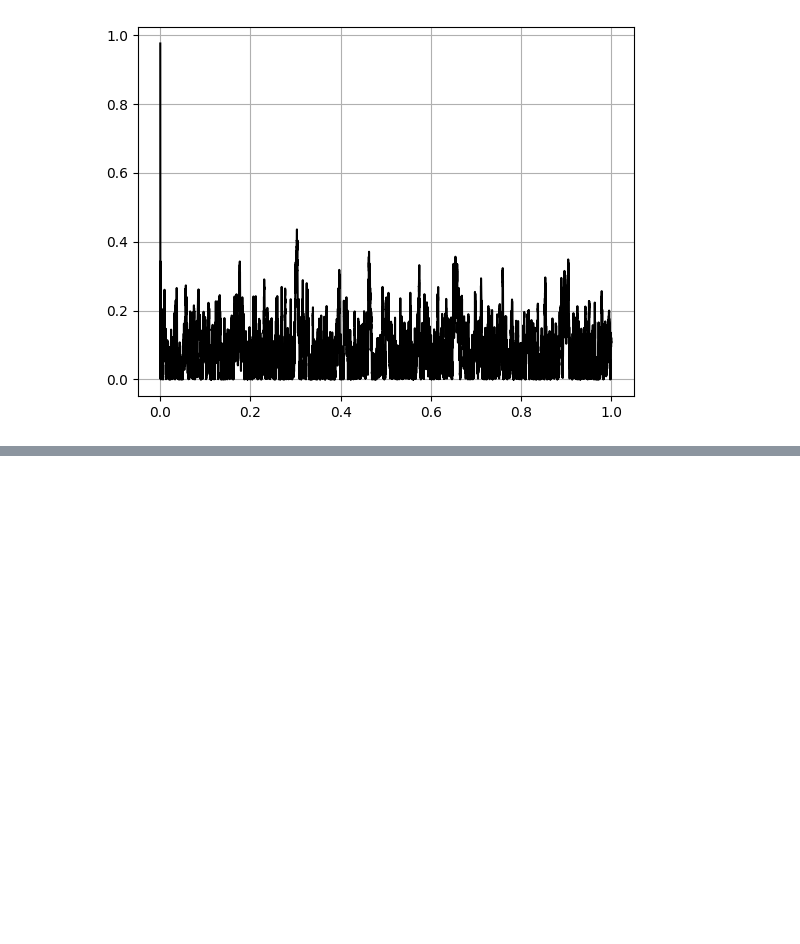
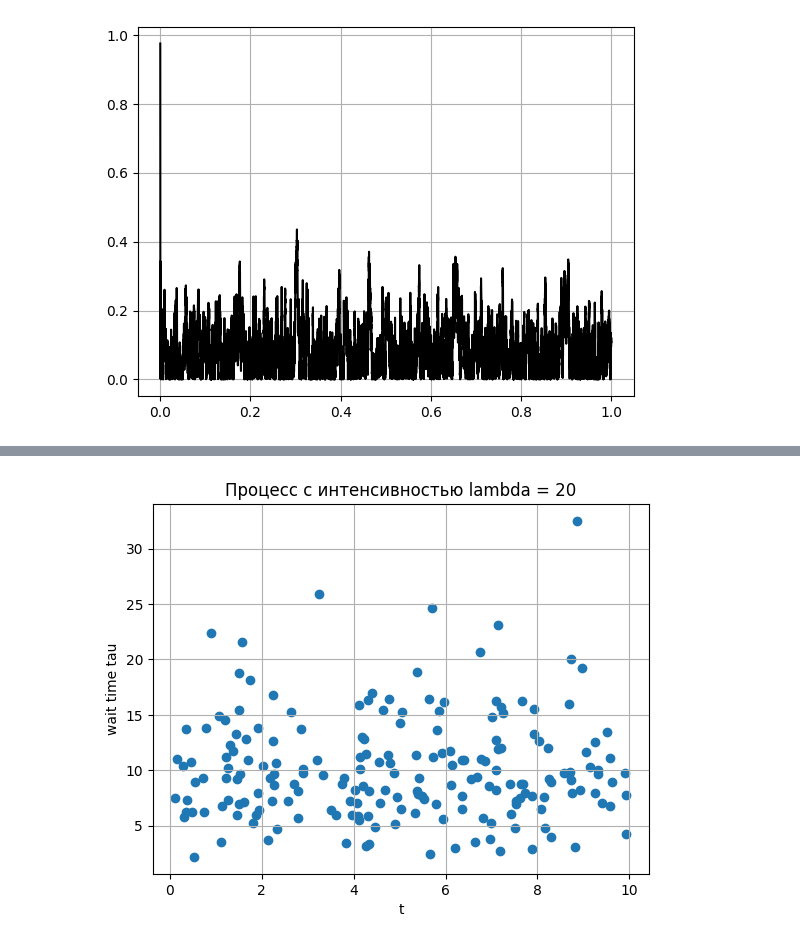
Before and after one commit to Taratin478478/practicum, a Jupyter notebook: semester_7/StochAn/stochastic__analysis_milovidov.ipynb, the cells around one changed output, grey strips where cells are left out. Cells and saved outputs as stored; diff of their text form; code cells hidden in the pictures; blank space fills up the shorter version.

```diff
--- a/semester_7/StochAn/stochastic__analysis_milovidov.ipynb
+++ b/semester_7/StochAn/stochastic__analysis_milovidov.ipynb
@@ -1984,0 +2000,33 @@ plt.show()
+# %%
+def get_chi_square(k, d):
+    if k <= 0:
+        print("Некорректные параметры: k должно быть > 0")
+        return
+    if isinstance(d, (int, np.integer)):
+        d = (d,)
+    return np.sum(np.random.randn(*d, k)**2, axis=-1)
+# %%
+def get_uniform(a, b, d):
+    if isinstance(d, (int, np.integer)):
+        d = (d,)
+    return a + np.random.rand(*d) * (b - a)
+# %%
+l = 20
+T = 10
+
+N = get_poisson_exp(l * T, 1).item()
+t = []
+tau = []
+for i in range(N):
+    t.append(get_uniform(0, T, 1).item())
+    tau.append(get_chi_square(10, 1).item())
+# %%
+fig, ax = plt.subplots()
+ax.grid(True)
+ax.scatter(t, tau)
+ax.set_xlabel("t")
+ax.set_ylabel("wait time tau")
+ax.set_title("Процесс с интенсивностью lambda = 20")
+plt.show()
+# %% [output]
+[figure, added]
```
Also changed, not shown: parts of 20 cells of this notebook, 1 other file.
